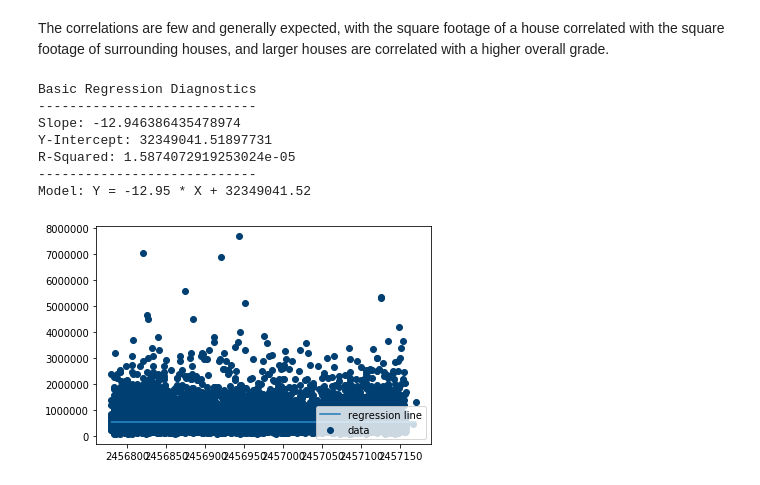
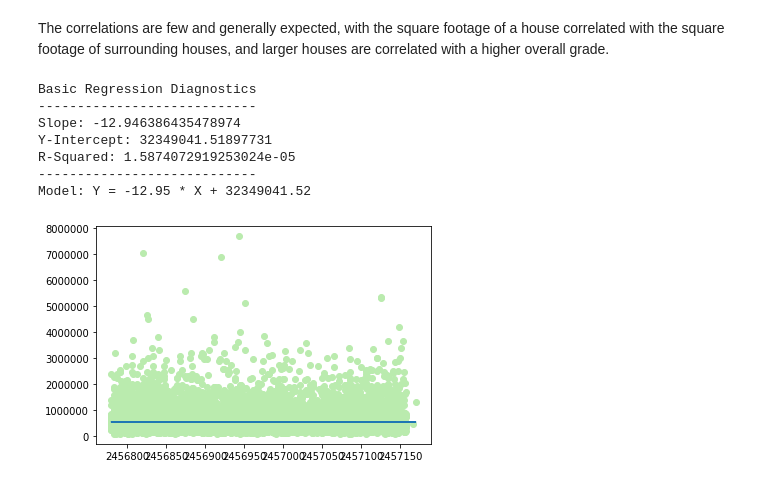
Before and after one commit to aradaha/dsc-mod-2-project-v2-1-onl01-dtsc-ft-030220, a Jupyter notebook: student.ipynb, the cells around one changed output. Cells and saved outputs as stored; diff of their text form; code cells hidden in the pictures.

```diff
--- a/student.ipynb
+++ b/student.ipynb
@@ -228,13 +231,13 @@ def slope(x, y):
 
 def best_fit(x, y):
     m = slope(x, y)
-    c = np.mean(y) - m*np.mean(x)
+    b = np.mean(y) - m*np.mean(x)
 
-    return m, c
+    return m, b
 
-def reg_line (m, c, X):
+def reg_line (m, b, X):
 
-    return [(m*x)+c for x in X]
+    return [(m*x)+b for x in X]
 
 def sum_sq_err(x, y):
 # Calculates the sum of squared errors between regression and mean line
@@ -250,39 +253,38 @@ def r_squared(ys_real, ys_predicted):
     sq_err_y_mean = sum_sq_err(ys_real, y_mean)
 
     # Calculate r-squared
     r_sq =  1 - (sq_err_reg/sq_err_y_mean)
 
     return r_sq
 
-def plot_reg(X, Y, Y_pred):
-    plt.scatter(X, Y, color='#003F72', label='data')
+def plot_regression(X, Y, Y_pred):
+    plt.scatter(X, Y, color='#BAEBAE')
     plt.plot(X, Y_pred, label='regression line')
-    plt.legend(loc=4)
     plt.show()
 
 X = df.Julian
 Y = df.price
 
-m, c = best_fit(X, Y)
-Y_pred = reg_line(m, c, X)
+m, b = best_fit(X, Y)
+Y_pred = reg_line(m, b, X)
 r_squared = r_squared(Y, Y_pred)
 
 
 print ('Basic Regression Diagnostics')
 print ('----------------------------')
 print ('Slope:', m)
-print ('Y-Intercept:', c)
+print ('Y-Intercept:', b)
 print ('R-Squared:', r_squared)
 print ('----------------------------')
-print ('Model: Y =',round(m, 2),'* X +', round(c, 2))
+print ('Model: Y =',round(m, 2),'* X +', round(b, 2))
 
-plot_reg(X, Y, Y_pred)
+plot_regression(X, Y, Y_pred)
 # %% [output]
 Basic Regression Diagnostics
 ----------------------------
 Slope: -12.946386435478974
 Y-Intercept: 32349041.51897731
 R-Squared: 1.5874072919253024e-05
 ----------------------------
 Model: Y = -12.95 * X + 32349041.52
-[figure, old version]
+[figure, new version]
```
Also changed, not shown: parts of 14 cells of this notebook.
